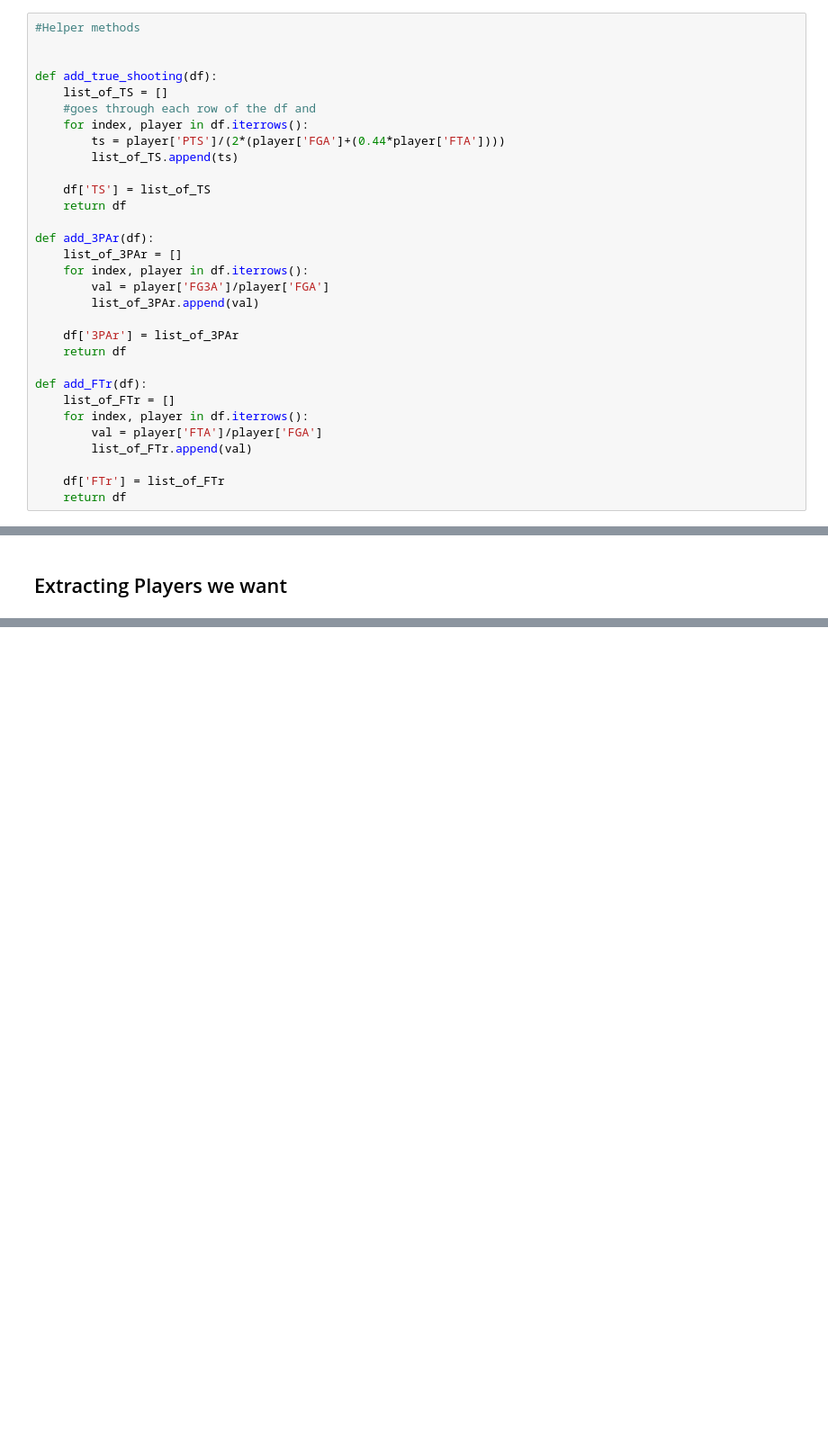
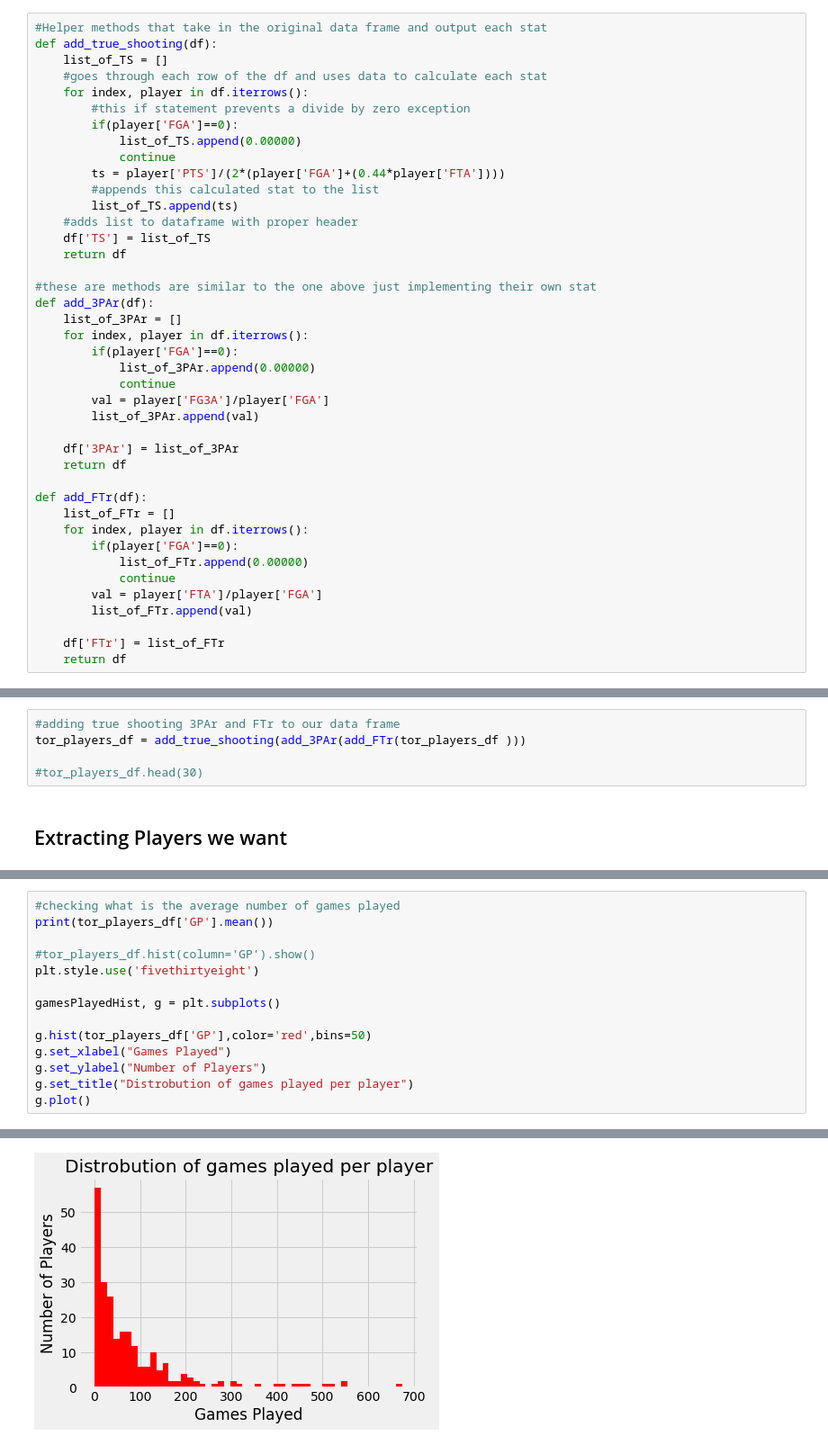
Before and after one commit to benrogers31/Finding_Avg_NBA_Player, a Jupyter notebook: Single_Player_Scrape.ipynb, the cells around one changed output, grey strips where cells are left out. Shown at 90% size. Saved outputs shown, nothing was run; the diff lists cells and outputs as text; blank space fills up the shorter version.

```diff
--- a/Single_Player_Scrape.ipynb
+++ b/Single_Player_Scrape.ipynb
@@ -38,22 +38,29 @@ Index(['LEAGUE_ID', 'TEAM_ID', 'TEAM', 'PERSON_ID', 'PLAYER', 'SEASON_TYPE',
 <h2> Adding helper methods </h2>
 <p> The stats that we want from players to include are pts, reb, ast, stl, blk, tov, pf which are already in this data frame. But to make the most accurate comparisons we are going to want TS% 3PAr and FTr which are not in the df therefore have to be calculated. These helper methods make such calculations </p>
 # %%
-#Helper methods
-
-
+#Helper methods that take in the original data frame and output each stat
 def add_true_shooting(df):
     list_of_TS = []
-    #goes through each row of the df and
+    #goes through each row of the df and uses data to calculate each stat
     for index, player in df.iterrows():
+        #this if statement prevents a divide by zero exception
+        if(player['FGA']==0):
+            list_of_TS.append(0.00000)
+            continue
         ts = player['PTS']/(2*(player['FGA']+(0.44*player['FTA'])))
+        #appends this calculated stat to the list
         list_of_TS.append(ts)
-
+    #adds list to dataframe with proper header
     df['TS'] = list_of_TS
     return df
 
+#these are methods are similar to the one above just implementing their own stat
 def add_3PAr(df):
     list_of_3PAr = []
     for index, player in df.iterrows():
+        if(player['FGA']==0):
+            list_of_3PAr.append(0.00000)
+            continue
         val = player['FG3A']/player['FGA']
         list_of_3PAr.append(val)
 
@@ -63,6 +70,9 @@ def add_3PAr(df):
 def add_FTr(df):
     list_of_FTr = []
     for index, player in df.iterrows():
+        if(player['FGA']==0):
+            list_of_FTr.append(0.00000)
+            continue
         val = player['FTA']/player['FGA']
         list_of_FTr.append(val)
 
@@ -96,2 +81,7 @@ tor_players_df2.head(30)
+# %%
+#adding true shooting 3PAr and FTr to our data frame
+tor_players_df = add_true_shooting(add_3PAr(add_FTr(tor_players_df )))
+
+#tor_players_df.head(30)
 # %% [markdown]
 <h2> Extracting Players we want </h2>
@@ -102,0 +88,15 @@ tor_players_df['GP'].mean()
+# %%
+#checking what is the average number of games played
+print(tor_players_df['GP'].mean())
+
+#tor_players_df.hist(column='GP').show()
+plt.style.use('fivethirtyeight')
+
+gamesPlayedHist, g = plt.subplots()
+
+g.hist(tor_players_df['GP'],color='red',bins=50)
+g.set_xlabel("Games Played")
+g.set_ylabel("Number of Players")
+g.set_title("Distrobution of games played per player")
+g.plot()
+# %% [output]
@@ -103,2 +105,3 @@ tor_players_df['GP'].mean()
+[figure, added]
 # %%
 #Only stroing players that have played over 50 games for the raptors
```
Also changed, not shown: parts of 19 cells of this notebook.
